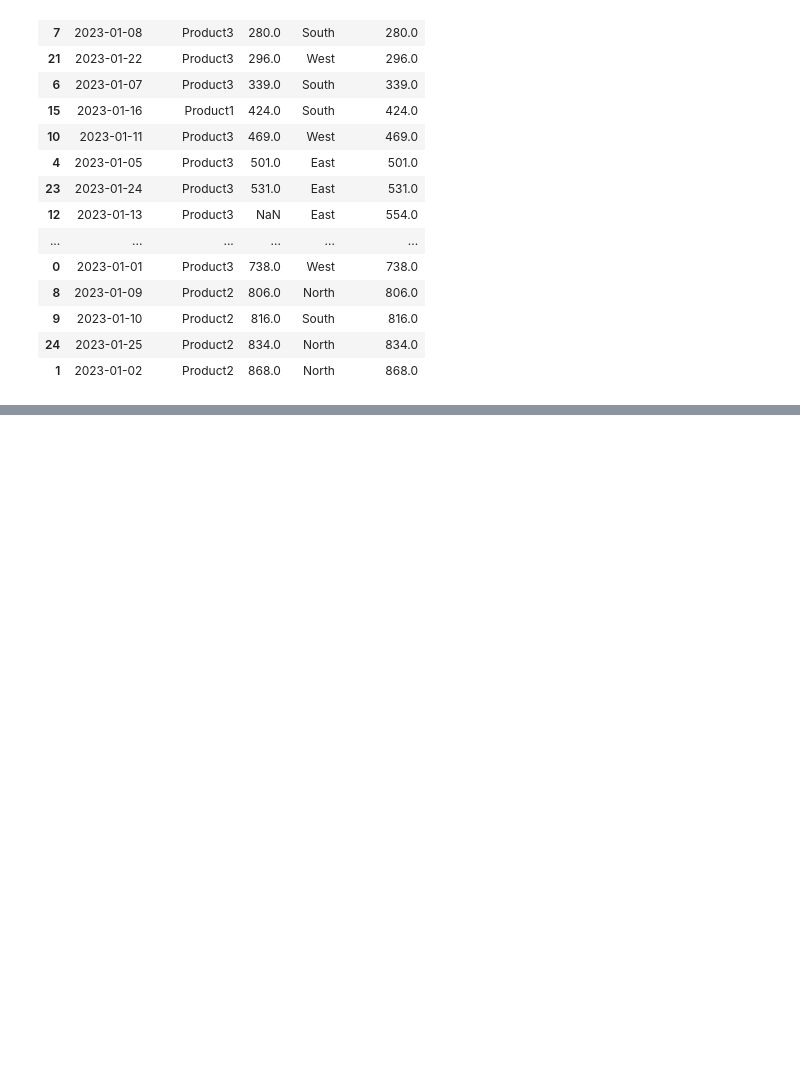
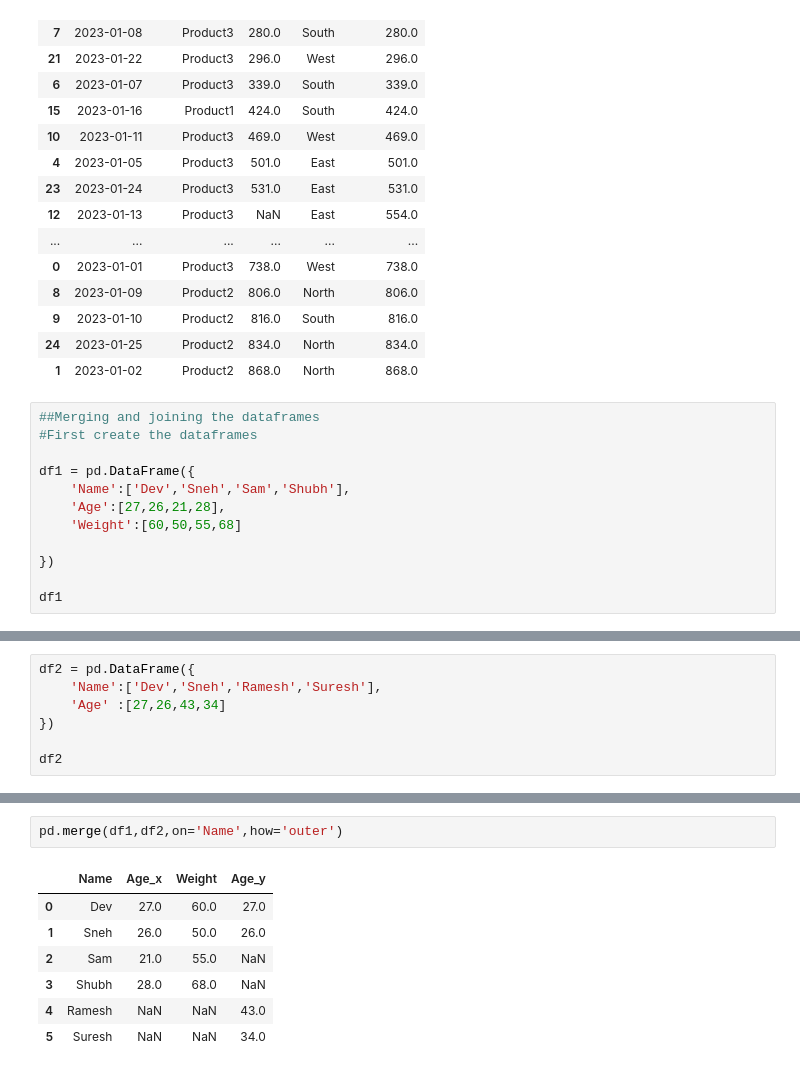
Before and after one commit to devanshmishraa/Data-Anaysis-With-Python-Krish-Naik, a Jupyter notebook: datamanipulation_sales1_data.ipynb, the cells around one changed output, grey strips where cells are left out. Saved outputs shown, nothing was run; the diff lists cells and outputs as text; blank space fills up the shorter version.

Commit message:
Merging and joining

```diff
--- a/datamanipulation_sales1_data.ipynb
+++ b/datamanipulation_sales1_data.ipynb
@@ -297,3 +297,15 @@ df_sales_sorted
 | 9 | 2023-01-10 | Product2 | 816.0 | South | 816.0 |
 | 24 | 2023-01-25 | Product2 | 834.0 | North | 834.0 |
 | 1 | 2023-01-02 | Product2 | 868.0 | North | 868.0 |
+# %%
+##Merging and joining the dataframes
+#First create the dataframes
+
+df1 = pd.DataFrame({
+    'Name':['Dev','Sneh','Sam','Shubh'],
+    'Age':[27,26,21,28],
+    'Weight':[60,50,55,68]
+
+})
+
+df1
@@ -299,0 +318,7 @@ df_sales_sorted
+# %%
+df2 = pd.DataFrame({
+    'Name':['Dev','Sneh','Ramesh','Suresh'],
+    'Age' :[27,26,43,34]
+})
+
+df2
@@ -299,0 +338,10 @@ df_sales_sorted
+# %%
+pd.merge(df1,df2,on='Name',how='outer')
+# %% [output]
+|  | Name | Age_x | Weight | Age_y |
+| 0 | Dev | 27.0 | 60.0 | 27.0 |
+| 1 | Sneh | 26.0 | 50.0 | 26.0 |
+| 2 | Sam | 21.0 | 55.0 | NaN |
+| 3 | Shubh | 28.0 | 68.0 | NaN |
+| 4 | Ramesh | NaN | NaN | 43.0 |
+| 5 | Suresh | NaN | NaN | 34.0 |
```
Also changed, not shown: parts of 4 cells of this notebook.
